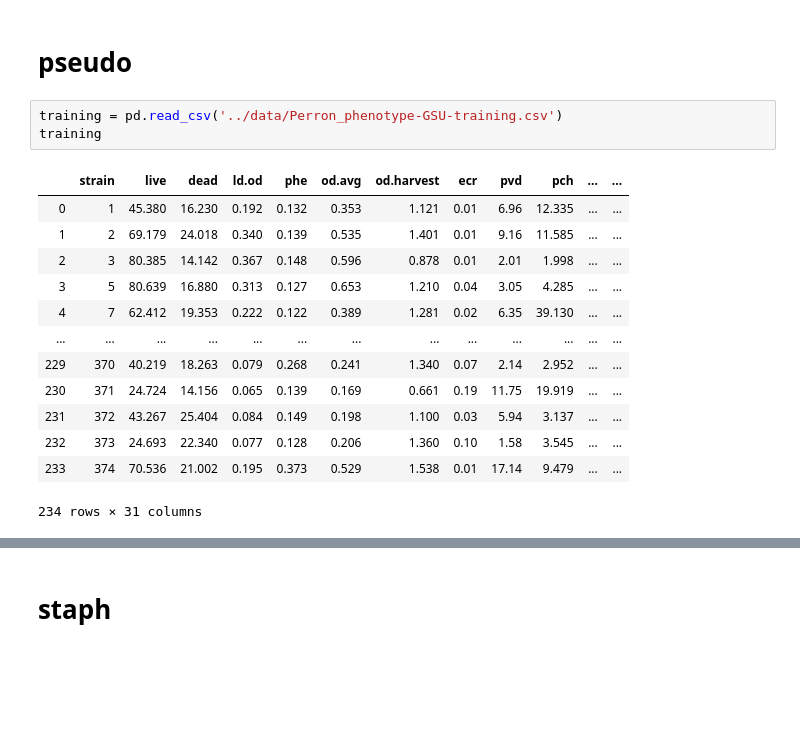
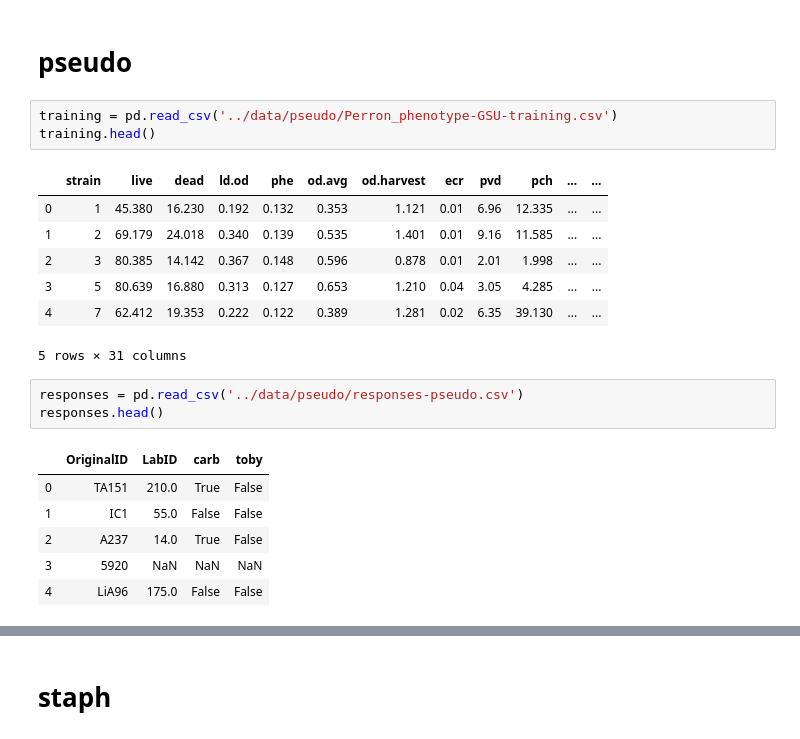
Before and after one commit to solislemuslab/dna-nn, a Jupyter notebook: zhaoyi/other_new_data.ipynb, the cells around one changed output, grey strips where cells are left out. Saved outputs shown, nothing was run; the diff lists cells and outputs as text; blank space fills up the shorter version.

```diff
--- a/zhaoyi/other_new_data.ipynb
+++ b/zhaoyi/other_new_data.ipynb
@@ -8,19 +8,23 @@ pd.options.display.precision = 3
 # %% [markdown]
 # pseudo
 # %%
-training = pd.read_csv('../data/Perron_phenotype-GSU-training.csv')
-training
+training = pd.read_csv('../data/pseudo/Perron_phenotype-GSU-training.csv')
+training.head()
 # %% [output]
 |  | strain | live | dead | ld.od | phe | od.avg | od.harvest | ecr | pvd | pch | ... | ... |
 | 0 | 1 | 45.380 | 16.230 | 0.192 | 0.132 | 0.353 | 1.121 | 0.01 | 6.96 | 12.335 | ... | ... |
 | 1 | 2 | 69.179 | 24.018 | 0.340 | 0.139 | 0.535 | 1.401 | 0.01 | 9.16 | 11.585 | ... | ... |
 | 2 | 3 | 80.385 | 14.142 | 0.367 | 0.148 | 0.596 | 0.878 | 0.01 | 2.01 | 1.998 | ... | ... |
 | 3 | 5 | 80.639 | 16.880 | 0.313 | 0.127 | 0.653 | 1.210 | 0.04 | 3.05 | 4.285 | ... | ... |
 | 4 | 7 | 62.412 | 19.353 | 0.222 | 0.122 | 0.389 | 1.281 | 0.02 | 6.35 | 39.130 | ... | ... |
-| ... | ... | ... | ... | ... | ... | ... | ... | ... | ... | ... | ... | ... |
-| 229 | 370 | 40.219 | 18.263 | 0.079 | 0.268 | 0.241 | 1.340 | 0.07 | 2.14 | 2.952 | ... | ... |
-| 230 | 371 | 24.724 | 14.156 | 0.065 | 0.139 | 0.169 | 0.661 | 0.19 | 11.75 | 19.919 | ... | ... |
-| 231 | 372 | 43.267 | 25.404 | 0.084 | 0.149 | 0.198 | 1.100 | 0.03 | 5.94 | 3.137 | ... | ... |
-| 232 | 373 | 24.693 | 22.340 | 0.077 | 0.128 | 0.206 | 1.360 | 0.10 | 1.58 | 3.545 | ... | ... |
-| 233 | 374 | 70.536 | 21.002 | 0.195 | 0.373 | 0.529 | 1.538 | 0.01 | 17.14 | 9.479 | ... | ... |
-234 rows × 31 columns
+5 rows × 31 columns
+# %%
+responses = pd.read_csv('../data/pseudo/responses-pseudo.csv')
+responses.head()
+# %% [output]
+|  | OriginalID | LabID | carb | toby |
+| 0 | TA151 | 210.0 | True | False |
+| 1 | IC1 | 55.0 | False | False |
+| 2 | A237 | 14.0 | True | False |
+| 3 | 5920 | NaN | NaN | NaN |
+| 4 | LiA96 | 175.0 | False | False |
```
Also changed, not shown: parts of 7 cells of this notebook, 5 other files.
